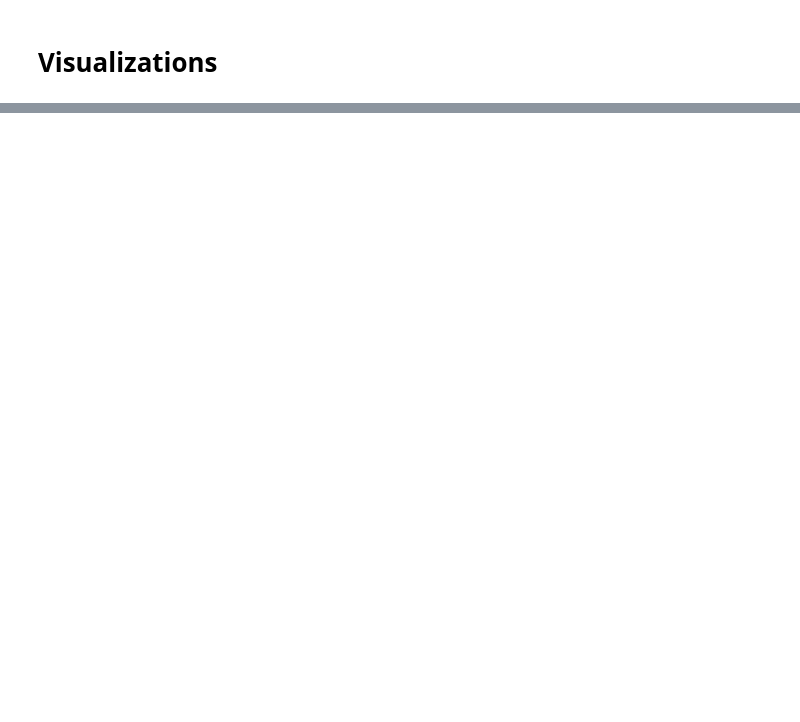
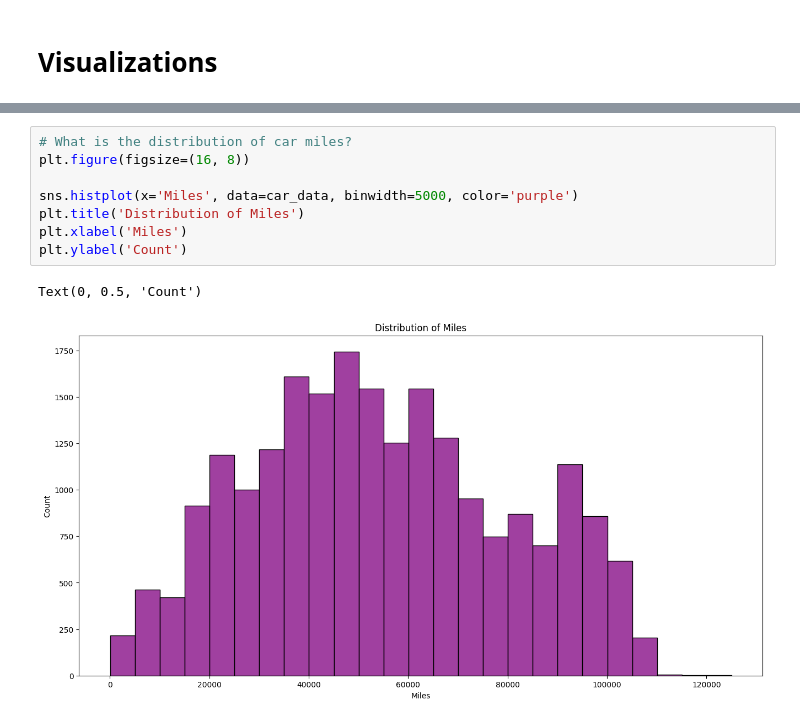
Before and after one commit to dylanjones248/Data-Science-Portfolio, a Jupyter notebook: Carvana Price Predictor.ipynb, the cells around one changed output, grey strips where cells are left out. Drawn from its saved outputs; the diff is of its cells as text; blank space fills up the shorter version.

```diff
--- a/Carvana Price Predictor.ipynb
+++ b/Carvana Price Predictor.ipynb
@@ -262,0 +272,11 @@ Once again, there is a moderate negative correlation between mileage and price,
+# %%
+# What is the distribution of car miles?
+plt.figure(figsize=(16, 8))
+
+sns.histplot(x='Miles', data=car_data, binwidth=5000, color='purple')
+plt.title('Distribution of Miles')
+plt.xlabel('Miles')
+plt.ylabel('Count')
+# %% [output]
+Text(0, 0.5, 'Count')
+[figure, added]
```
Also changed, not shown: parts of 91 cells of this notebook.
